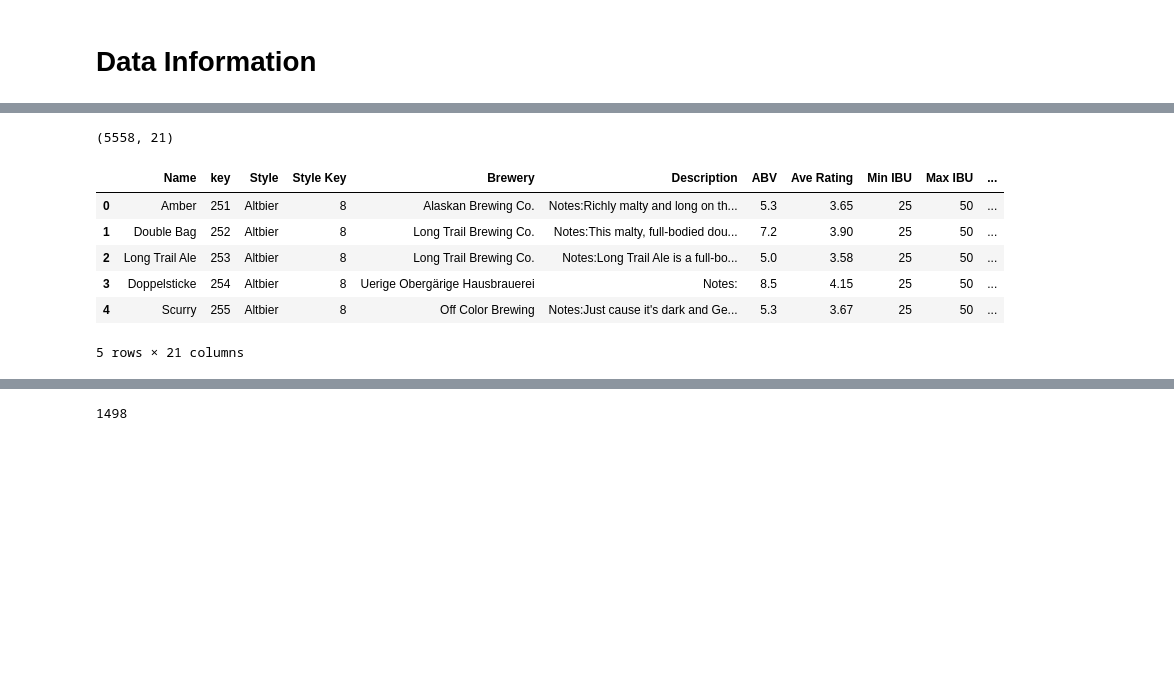
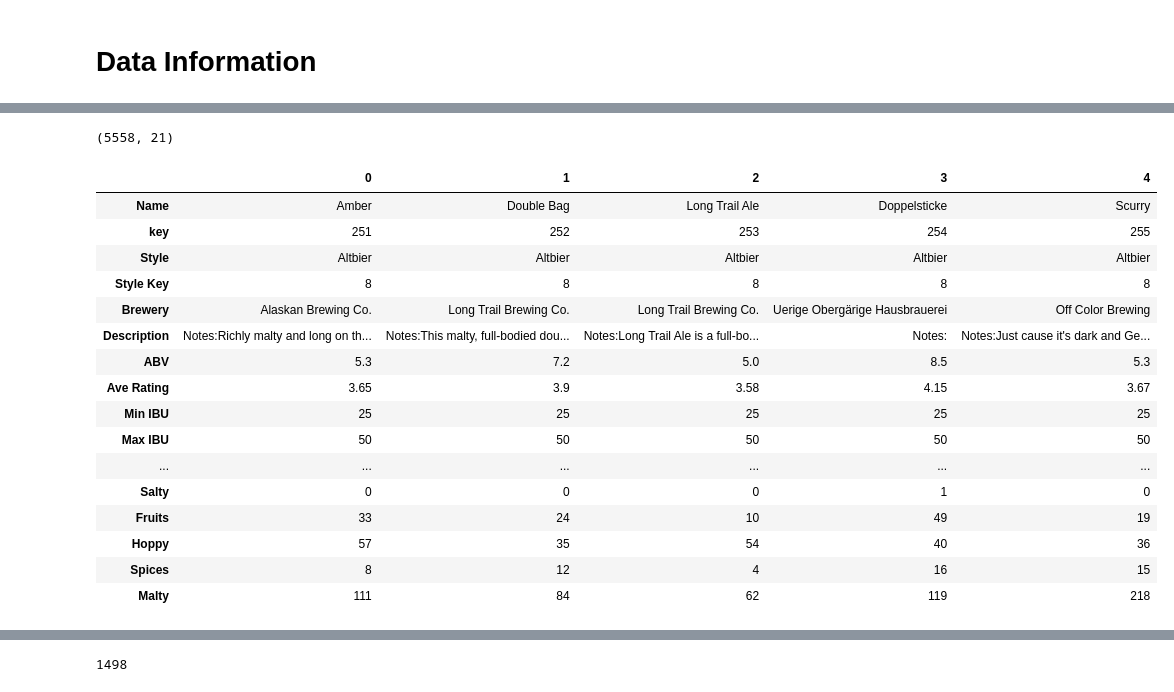
Before and after one commit to happysoymilk/beer_data_analysis, a Jupyter notebook: aml-fcp.ipynb, the cells around one changed output, grey strips where cells are left out. Drawn from its saved outputs; the diff is of its cells as text; code cells hidden in the pictures; blank space fills up the shorter version.

```diff
--- a/aml-fcp.ipynb
+++ b/aml-fcp.ipynb
@@ -61,15 +73,26 @@ Data columns (total 21 columns):
 dtypes: float64(2), int64(15), object(4)
 memory usage: 912.0+ KB
 # %%
+#check data shape and variables
 print(data.shape)
-data.head()
+data.head().T
 # %% [output]
 (5558, 21)
-|  | Name | key | Style | Style Key | Brewery | Description | ABV | Ave Rating | Min IBU | Max IBU | ... |
-| 0 | Amber | 251 | Altbier | 8 | Alaskan Brewing Co. | Notes:Richly malty and long on th... | 5.3 | 3.65 | 25 | 50 | ... |
-| 1 | Double Bag | 252 | Altbier | 8 | Long Trail Brewing Co. | Notes:This malty, full-bodied dou... | 7.2 | 3.90 | 25 | 50 | ... |
-| 2 | Long Trail Ale | 253 | Altbier | 8 | Long Trail Brewing Co. | Notes:Long Trail Ale is a full-bo... | 5.0 | 3.58 | 25 | 50 | ... |
-| 3 | Doppelsticke | 254 | Altbier | 8 | Uerige Obergärige Hausbrauerei | Notes: | 8.5 | 4.15 | 25 | 50 | ... |
-| 4 | Scurry | 255 | Altbier | 8 | Off Color Brewing | Notes:Just cause it's dark and Ge... | 5.3 | 3.67 | 25 | 50 | ... |
+|  | 0 | 1 | 2 | 3 | 4 |
+| Name | Amber | Double Bag | Long Trail Ale | Doppelsticke | Scurry |
+| key | 251 | 252 | 253 | 254 | 255 |
+| Style | Altbier | Altbier | Altbier | Altbier | Altbier |
+| Style Key | 8 | 8 | 8 | 8 | 8 |
+| Brewery | Alaskan Brewing Co. | Long Trail Brewing Co. | Long Trail Brewing Co. | Uerige Obergärige Hausbrauerei | Off Color Brewing |
+| Description | Notes:Richly malty and long on th... | Notes:This malty, full-bodied dou... | Notes:Long Trail Ale is a full-bo... | Notes: | Notes:Just cause it's dark and Ge... |
+| ABV | 5.3 | 7.2 | 5.0 | 8.5 | 5.3 |
+| Ave Rating | 3.65 | 3.9 | 3.58 | 4.15 | 3.67 |
+| Min IBU | 25 | 25 | 25 | 25 | 25 |
+| Max IBU | 50 | 50 | 50 | 50 | 50 |
+| ... | ... | ... | ... | ... | ... |
+| Salty | 0 | 0 | 0 | 1 | 0 |
+| Fruits | 33 | 24 | 10 | 49 | 19 |
+| Hoppy | 57 | 35 | 54 | 40 | 36 |
+| Spices | 8 | 12 | 4 | 16 | 15 |
+| Malty | 111 | 84 | 62 | 119 | 218 |
-5 rows × 21 columns
 # %%
```
Also changed, not shown: parts of 44 cells of this notebook.
